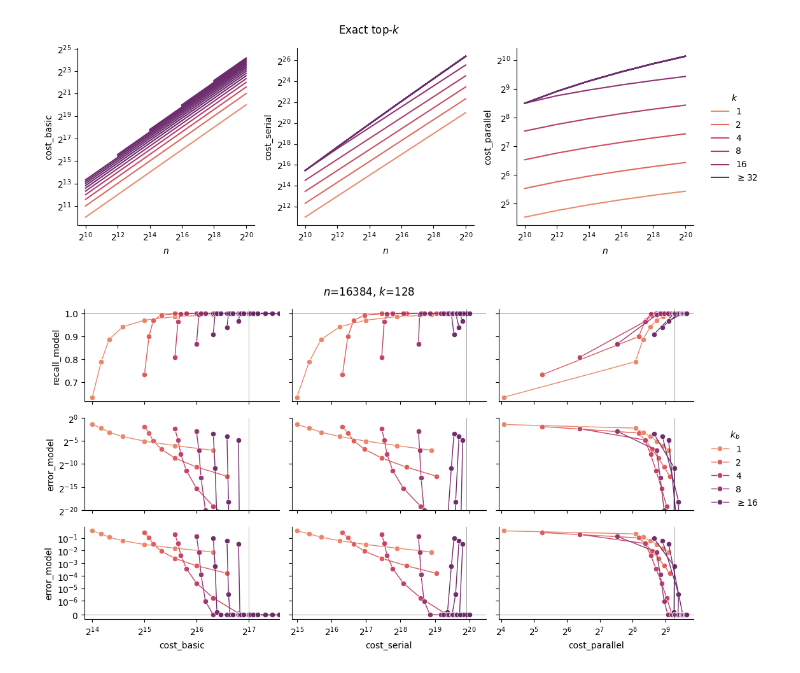
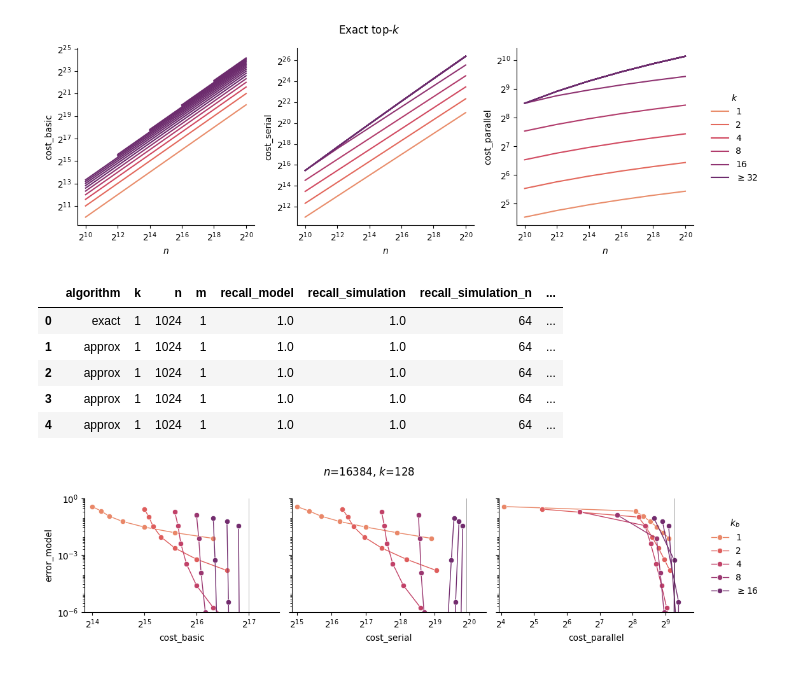
Before and after one commit to graphcore-research/pytorch-approx-topk, a Jupyter notebook: notebooks/20240910-modelling-v2.ipynb, the cells around one changed output. Drawn from its saved outputs; the diff is of its cells as text; code cells hidden in the pictures.

Commit message:
Update modelling-v2

```diff
--- a/notebooks/20240910-modelling-v2.ipynb
+++ b/notebooks/20240910-modelling-v2.ipynb
@@ -52,39 +52,42 @@ fig.suptitle("Exact top-$k$", y=0.95)
 plt.tight_layout()
 # %% [output]
 [figure]
+# %%
+df.head()
+# %% [output]
+|  | algorithm | k | n | m | recall_model | recall_simulation | recall_simulation_n | ... |
+| 0 | exact | 1 | 1024 | 1 | 1.0 | 1.0 | 64 | ... |
+| 1 | approx | 1 | 1024 | 1 | 1.0 | 1.0 | 64 | ... |
+| 2 | approx | 1 | 1024 | 1 | 1.0 | 1.0 | 64 | ... |
+| 3 | approx | 1 | 1024 | 1 | 1.0 | 1.0 | 64 | ... |
+| 4 | approx | 1 | 1024 | 1 | 1.0 | 1.0 | 64 | ... |
 # %%
 def show_tradeoff(d: pd.DataFrame, cost: str, metric: str, kb_map: LogPaletteMap, ax: matplotlib.axes.Axes) -> None:
     exact = d[d["algorithm"]=="exact"].iloc[0]
     for kb, g in d.groupby("k_b"):
         ax.plot(g[cost], g[metric], color=kb_map(kb), label=f"{kb:.0f}", marker="o", ms=6, mew=.5, mec="w", lw=1)
     ax.axvline([exact[cost]], color="k", lw=.5, alpha=.5)
     ax.axhline([exact[metric]], color="k", lw=.5, alpha=.5)
     ax.set_xlabel(cost)
     ax.set_ylabel(metric)
     ax.set_xscale("log", base=2)
+    ax.set_yscale("log", base=10)
     ax.set_xlim((d[cost].min() * .9, exact[cost] * 1.5))
+    ax.set_ylim((10**-6, 1))
+    ax.set_yticks([10**n for n in [-6, -3, 0]])
 
 n, k = (16384, 128)
 d = df[(df.n==n) & (df.k==k)]
 kb_map = LogPaletteMap(d["k_b"], n=5)
-fig, axs = plt.subplots(ncols=3, nrows=3, figsize=(3*3.5, 2*3), sharey="row", sharex="col")
-for metric, axr in zip(["recall_model", "error_model", "error_model"], axs):#, "recall_simulation"
-    for cost, ax in zip(["cost_basic", "cost_serial", "cost_parallel"], axr):
-        show_tradeoff(d, cost, metric, kb_map, ax=ax)
-        if "error" in metric:
-            if axr[0] is axs[1, 0]:
-                ax.set_yscale("log", base=2)
-                ax.set_ylim((2**-20, 1))
-            else:
-                ax.set_yscale("symlog", base=10, linthresh=10**-6)
-        if axr[0] is not axs[-1, 0]:
-            ax.set_xlabel("")
-        if ax is not axr[0]:
-            ax.set_ylabel("")
-fig.legend(*kb_map.map_legend(*axs[0, 0].get_legend_handles_labels()), title="$k_b$", loc="center left", bbox_to_anchor=(1.0, 0.5))
+fig, axs = plt.subplots(ncols=3, figsize=(3*3.5, 3), sharey="row")
+for cost, ax in zip(["cost_basic", "cost_serial", "cost_parallel"], axs):
+    show_tradeoff(d, cost, "error_model", kb_map, ax=ax)
+    if ax is not axs[0]:
+        ax.set_ylabel("")
+fig.legend(*kb_map.map_legend(*axs[0].get_legend_handles_labels()), title="$k_b$", loc="center left", bbox_to_anchor=(1.0, 0.5))
 fig.suptitle(f"$n$={n}, $k$={k}")
 plt.tight_layout()
 # %% [output]
-[figure, old version]
+[figure, new version]
 # %%
 for cost in ["cost_basic", "cost_serial", "cost_parallel"]:
```
Also changed, not shown: parts of 1 cell of this notebook.
